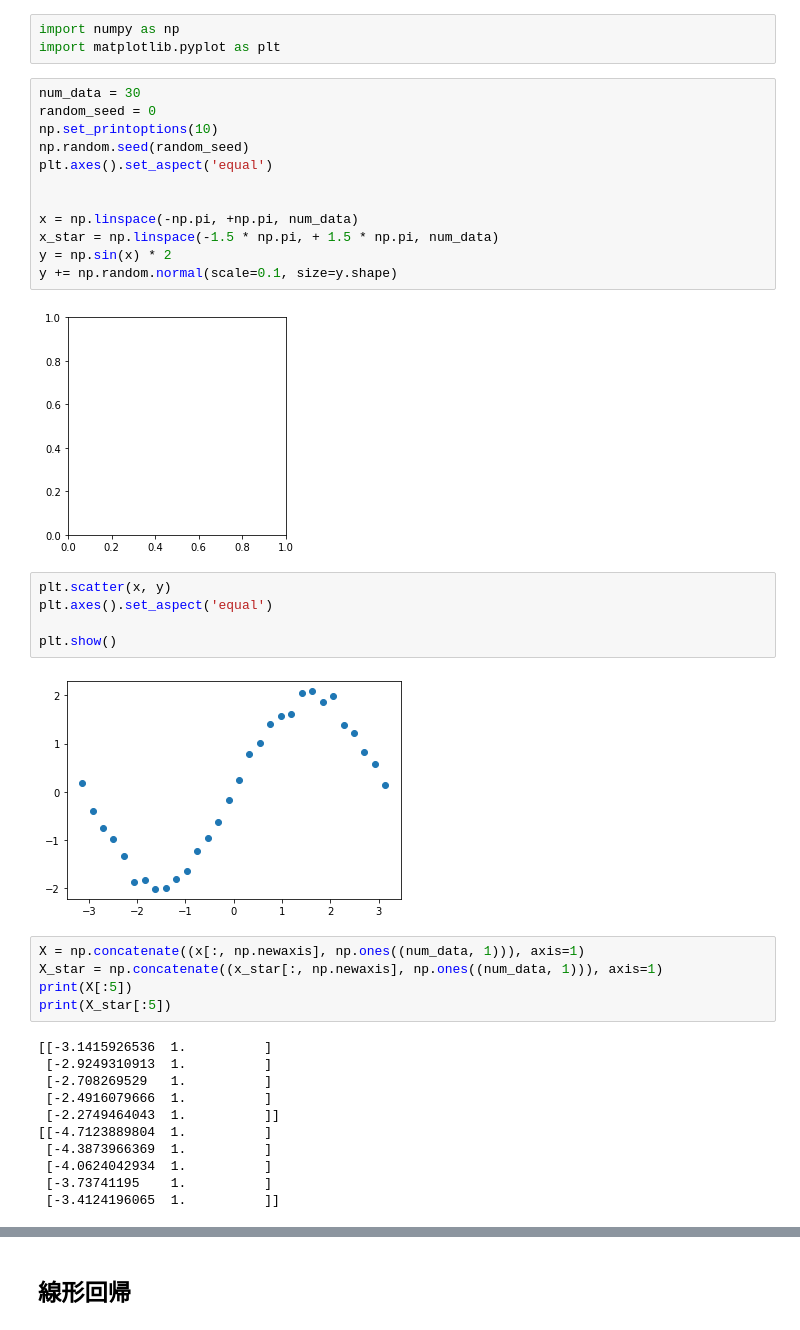
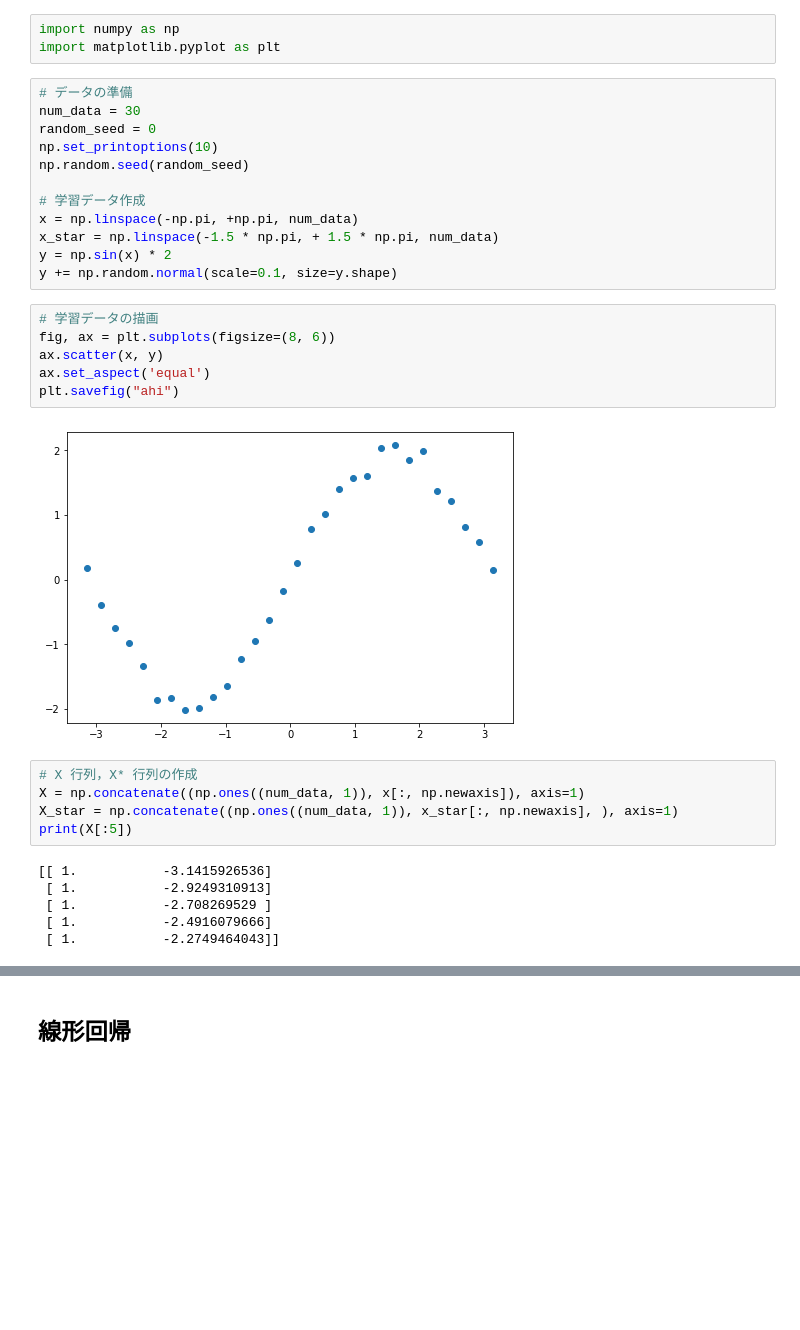
Before and after one commit to tanacchi/ml_scratch, a Jupyter notebook: linear_regression/qiita.ipynb, the cells around one changed output, grey strips where cells are left out. Cells and saved outputs as stored; diff of their text form; blank space fills up the shorter version.

```diff
--- a/linear_regression/qiita.ipynb
+++ b/linear_regression/qiita.ipynb
@@ -2,39 +2,33 @@
 import numpy as np
 import matplotlib.pyplot as plt
 # %%
+# データの準備
 num_data = 30
 random_seed = 0
 np.set_printoptions(10)
 np.random.seed(random_seed)
-plt.axes().set_aspect('equal')
 
-
+# 学習データ作成
 x = np.linspace(-np.pi, +np.pi, num_data)
 x_star = np.linspace(-1.5 * np.pi, + 1.5 * np.pi, num_data)
 y = np.sin(x) * 2
 y += np.random.normal(scale=0.1, size=y.shape)
-# %% [output]
-[figure, removed]
-# %%
-plt.scatter(x, y)
-plt.axes().set_aspect('equal')
-
-plt.show()
-# %% [output]
-[figure, removed]
+# %%
+# 学習データの描画
+fig, ax = plt.subplots(figsize=(8, 6))
+ax.scatter(x, y)
+ax.set_aspect('equal')
+plt.savefig("ahi")
+# %% [output]
+[figure, added]
 # %%
-X = np.concatenate((x[:, np.newaxis], np.ones((num_data, 1))), axis=1)
-X_star = np.concatenate((x_star[:, np.newaxis], np.ones((num_data, 1))), axis=1)
+# X 行列，X* 行列の作成
+X = np.concatenate((np.ones((num_data, 1)), x[:, np.newaxis]), axis=1)
+X_star = np.concatenate((np.ones((num_data, 1)), x_star[:, np.newaxis], ), axis=1)
 print(X[:5])
-print(X_star[:5])
 # %% [output]
-[[-3.1415926536  1.          ]
- [-2.9249310913  1.          ]
- [-2.708269529   1.          ]
- [-2.4916079666  1.          ]
- [-2.2749464043  1.          ]]
-[[-4.7123889804  1.          ]
- [-4.3873966369  1.          ]
- [-4.0624042934  1.          ]
- [-3.73741195    1.          ]
- [-3.4124196065  1.          ]]
+[[ 1.           -3.1415926536]
+ [ 1.           -2.9249310913]
+ [ 1.           -2.708269529 ]
+ [ 1.           -2.4916079666]
+ [ 1.           -2.2749464043]]
```
Also changed, not shown: parts of 6 cells of this notebook.
